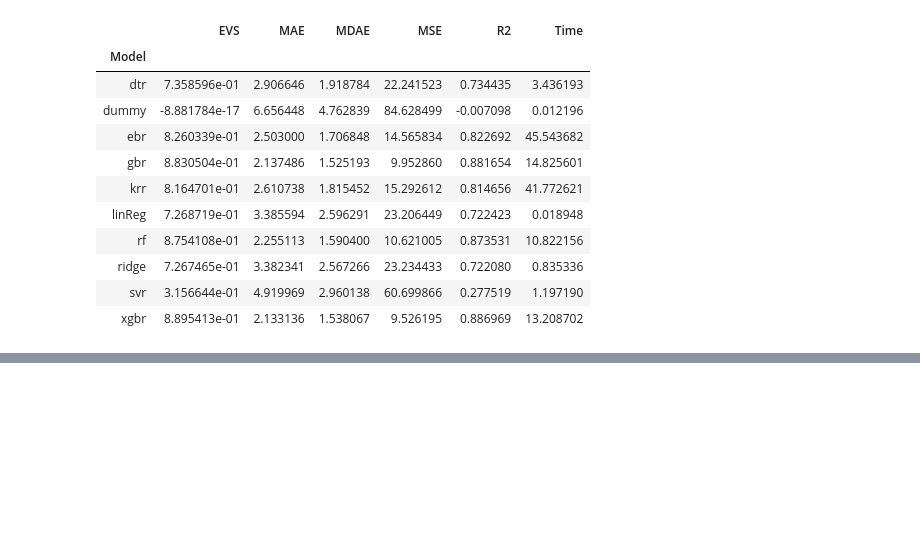
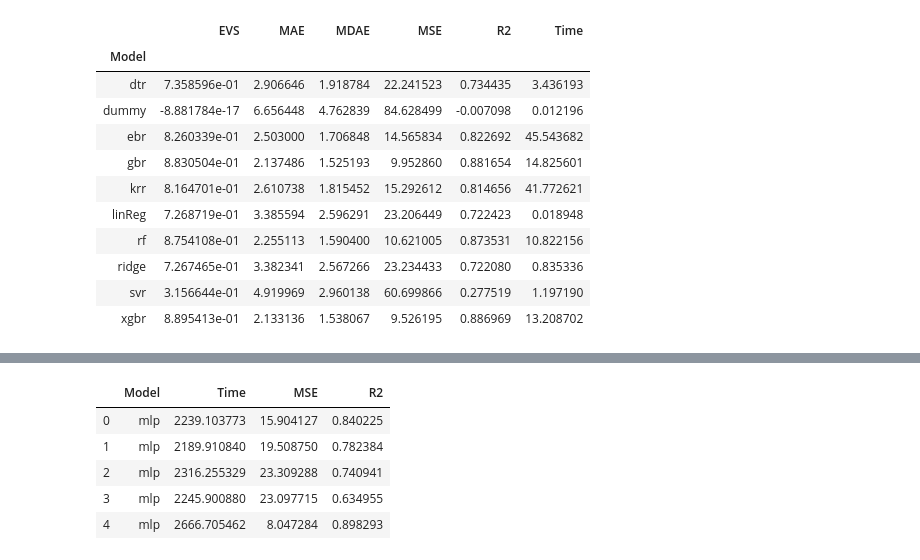
Before and after one commit to lukaszbinden/mli, a Jupyter notebook: assignments/assignment_1/MLI3 Assignment 1 Module 1 Boston Housing.ipynb, the cells around one changed output, grey strips where cells are left out. Drawn from its saved outputs; the diff is of its cells as text; code cells hidden in the pictures; blank space fills up the shorter version.

```diff
--- a/assignments/assignment_1/MLI3 Assignment 1 Module 1 Boston Housing.ipynb
+++ b/assignments/assignment_1/MLI3 Assignment 1 Module 1 Boston Housing.ipynb
@@ -295,0 +234,9 @@ df_outer_results.pivot_table(index=["Model"], aggfunc="mean")
+# %%
+df_outer_results
+# %% [output]
+|  | Model | Time | MSE | R2 |
+| 0 | mlp | 2239.103773 | 15.904127 | 0.840225 |
+| 1 | mlp | 2189.910840 | 19.508750 | 0.782384 |
+| 2 | mlp | 2316.255329 | 23.309288 | 0.740941 |
+| 3 | mlp | 2245.900880 | 23.097715 | 0.634955 |
+| 4 | mlp | 2666.705462 | 8.047284 | 0.898293 |
```
Also changed, not shown: parts of 11 cells of this notebook, 1 other file.
